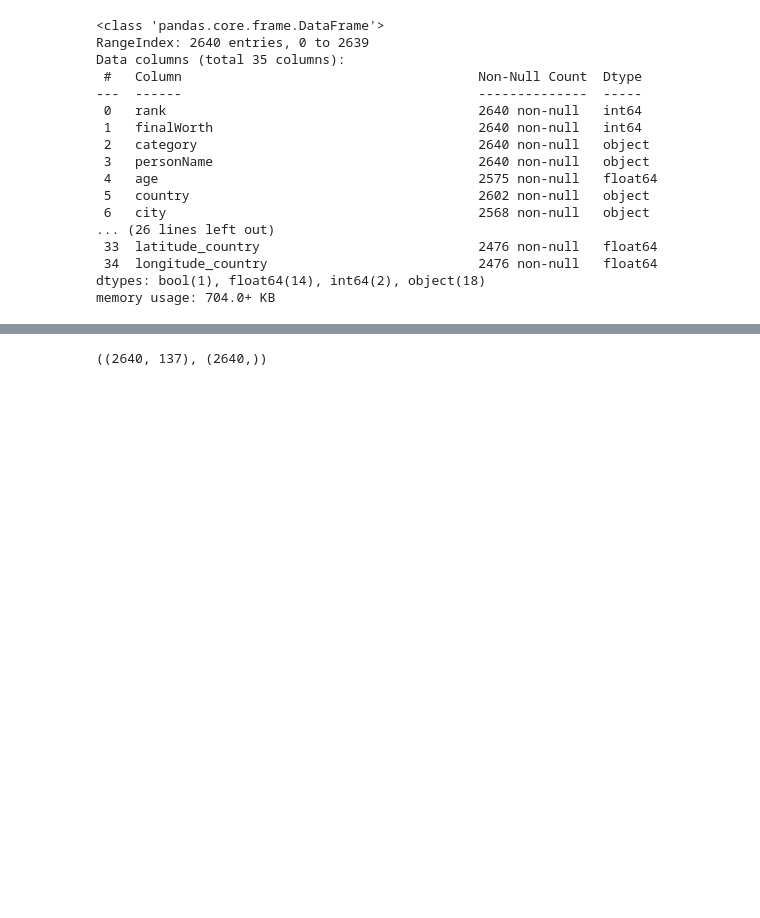
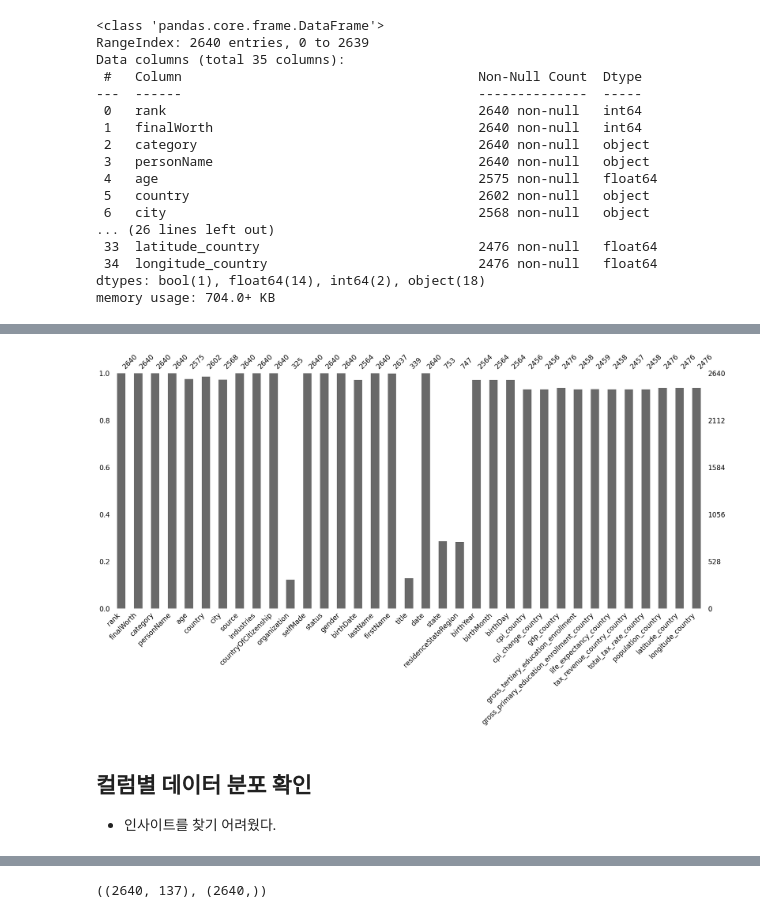
Before and after one commit to deeptudy/kaggle-billionaires_statistics, a Jupyter notebook: main.ipynb, the cells around one changed output, grey strips where cells are left out. Cells and saved outputs as stored; diff of their text form; code cells hidden in the pictures; blank space fills up the shorter version.

```diff
--- a/main.ipynb
+++ b/main.ipynb
@@ -32 +95,11 @@ msno.matrix(df) # or msno.bar()
+# %%
+# 결측치를 그래프로 확인합니다.
+# msno.matrix(df) # choose one
+msno.bar(df)
+plt.show()
+# %% [output]
+[figure, added]
+# %% [markdown]
+## 컬럼별 데이터 분포 확인
+- 인사이트를 찾기 어려웠다.
 # %%
```
Also changed, not shown: parts of 58 cells of this notebook, 2 other files.
